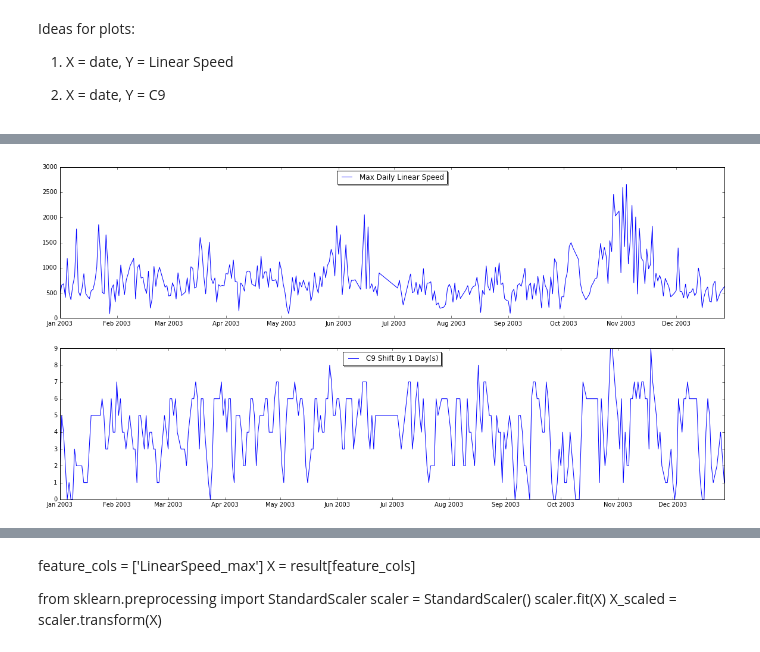
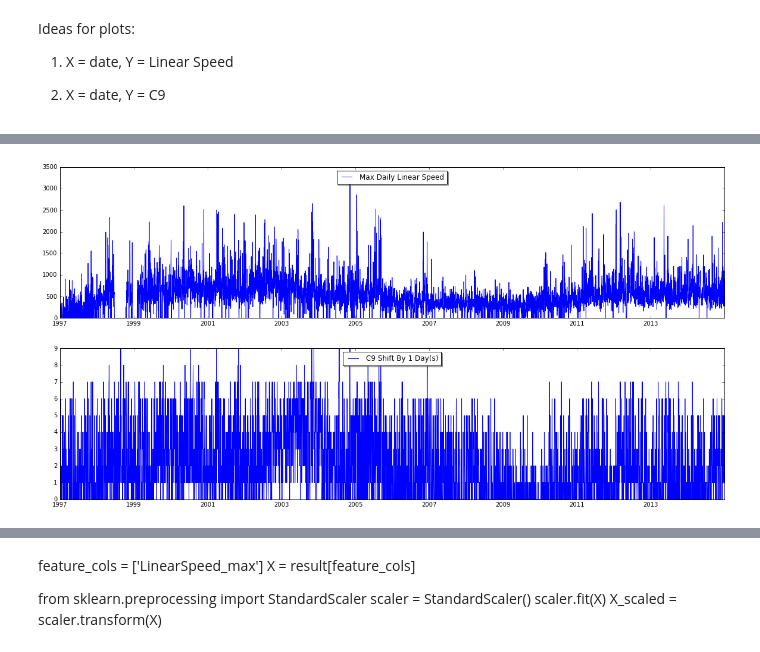
Before and after one commit to wayneheller/GA-Student-Project, a Jupyter notebook: ipythonscripts/Intial_Analysis_Cp_and_CME.ipynb, the cells around one changed output, grey strips where cells are left out. Saved outputs shown, nothing was run; the diff lists cells and outputs as text; code cells hidden in the pictures.

Commit message:
Added more data and update analysis script

```diff
--- a/ipythonscripts/Intial_Analysis_Cp_and_CME.ipynb
+++ b/ipythonscripts/Intial_Analysis_Cp_and_CME.ipynb
@@ -55,5 +70,9 @@ noaa = pd.concat([noaa, noaa2])
 # %%
+noaa.loc[noaa['Year']>=95,['Year']] = 1900 + noaa.loc[noaa['Year']>=95,['Year']]
+noaa.loc[noaa['Year']<=15,['Year']] = 2000 + noaa.loc[noaa['Year']<=15,['Year']]
+
 # Create datetime index using the individual columns for Year, Month and Day
-str_date =  year_prefix + noaa.Year.astype(str) + '/' + noaa.Month.astype(str) + '/' + noaa.Day.astype(str)
+str_date =  noaa.Year.astype(str) + '/' + noaa.Month.astype(str) + '/' + noaa.Day.astype(str)
 noaa['Date'] = pd.to_datetime(str_date, yearfirst=True)
 noaa.index = noaa.Date
+noaa['ISN'] = pd.to_numeric(noaa['ISN'], errors='coerce')
@@ -78,14 +113,35 @@ noaa.tail()
 # %% [markdown]
 Join the two dataframes together matching the cme data to the noaa data
+# %%
+
+colspecs = [(0,4), (5,7), (8,10), (12,16), (19,23), (27,32), (36,39), (49,54), (55,57), (58,60), (61,63), (64,66), (68,70), (71,73),
+            (74,76)]
+names = ['Year', 'Month', 'Day', 'RadioFlux', 'SESC_SSN', 'SS_AREA', 'NEW_REGIONS', 'XrayBgndFlux', 'C', 'M', 'X', 'S', 'Opt1', 'Opt2', 'Opt3']
+
+first_file = True
+
+for data_file in noaa_DSD_filenames:
+    if first_file:
+        noaa_DSD = pd.read_fwf('../data/' + data_file, header=None, names = names, colspecs=colspecs, skiprows=12)
+        first_file = False
+    else:
+        noaa_DSD_file = pd.read_fwf('../data/' + data_file, header=None, names = names, colspecs=colspecs, skiprows=12)
+        noaa_DSD = pd.concat([noaa_DSD, noaa_DSD_file])
+
+# Create datetime index using the individual columns for Year, Month and Day
+str_date = noaa_DSD.Year.astype(str) + '/' + noaa_DSD.Month.astype(str) + '/' + noaa_DSD.Day.astype(str)
+noaa_DSD.to_csv('../data/noaa_DSD.csv')
+str_date
+noaa_DSD['Date'] = pd.to_datetime(str_date, yearfirst=True)
+noaa_DSD.index = noaa_DSD.Date
+noaa_DSD.drop(['Year', 'Month', 'Day', 'Date'], axis=1, inplace=True)
 # %%
-result = pd.concat([ noaa, linear_max, c20R_max, cme_count], axis=1, join_axes=[linear_max.index])
+result = pd.concat([ noaa, noaa_DSD, linear_max, c20R_max, cme_count], axis=1)
 new_columns = result.columns.values
 new_columns[len(new_columns)-3] = 'LinearSpeed_max'
 new_columns[len(new_columns)-2] = '20R_max'
 new_columns[len(new_columns)-1] = 'CME_daily_count'
 result.columns = new_columns
 
-#cme_1year = cme[(cme.index.year==analysis_year)]
-#result = pd.concat([cme_1year, noaa], axis=1, join_axes=[cme_1year.index])
-result.head()
+result.shape
 # %% [output]
@@ -111,0 +151,4 @@ result.head()
+# %%
+result.loc[result.LinearSpeed_max.isnull(), ['LinearSpeed_max']]=0
+result.loc[result['20R_max'].isnull(), ['20R_max']]=0
+result.loc[result.CME_daily_count.isnull(), ['CME_daily_count']]=0
@@ -129,13 +176,13 @@ Index([u'Date', u'Year', u'Month', u'Day', u'Bartels', u'BDay', u'Kp0', u'Kp3',
 # %%
 import matplotlib.pyplot as plt
 plt.figure(figsize=(20,10))
 plt.subplot(211)
 plt.plot(result.index, result.LinearSpeed_max, Label='Max Daily Linear Speed')
 legend = plt.legend(loc='upper center', shadow=True, fontsize='large')
 plt.subplot(212)
-plt.plot(result.index, result['C9-1'], Label='C9 Shift By 1 Day(s)')
+plt.plot(result.index, result['C9+1'], Label='C9 Shift By 1 Day(s)')
 legend = plt.legend(loc='upper center', shadow=True, fontsize='large')
 
 plt.show()
 # %% [output]
-[figure, old version]
+[figure, new version]
```
Also changed, not shown: parts of 45 cells of this notebook, 34 other files.
